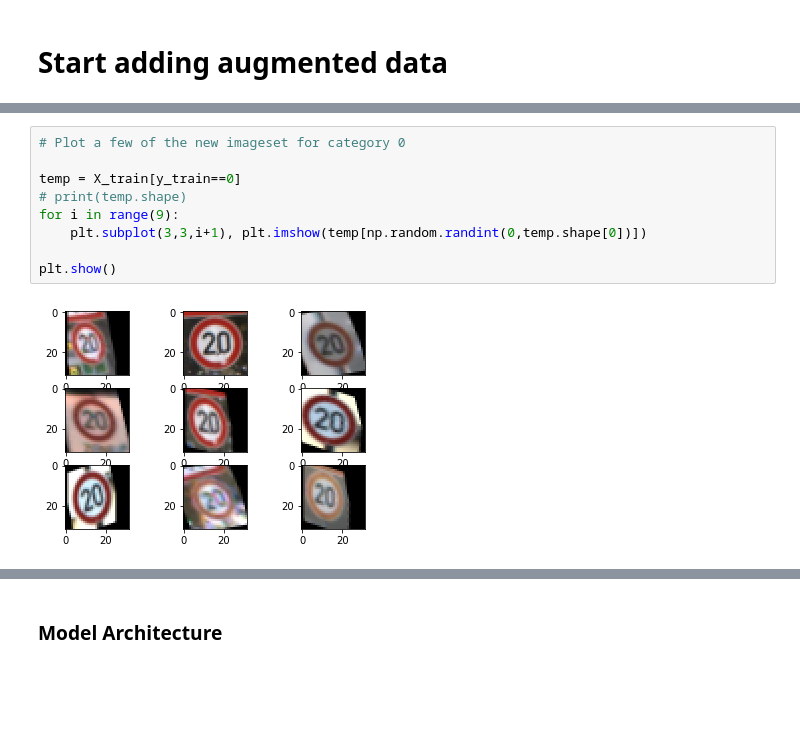
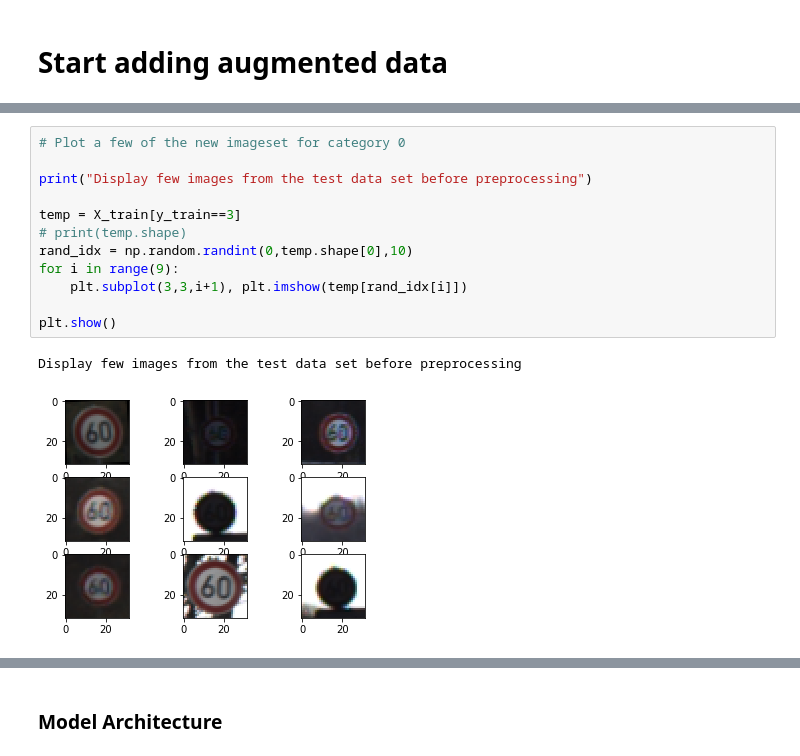
Before and after one commit to rudraxx/sdnd_abhishek, a Jupyter notebook: CarND-Traffic-Sign-Classifier-Project/Traffic_Sign_Classifier.ipynb, the cells around one changed output, grey strips where cells are left out. Saved outputs shown, nothing was run; the diff lists cells and outputs as text; blank space fills up the shorter version.

```diff
--- a/CarND-Traffic-Sign-Classifier-Project/Traffic_Sign_Classifier.ipynb
+++ b/CarND-Traffic-Sign-Classifier-Project/Traffic_Sign_Classifier.ipynb
@@ -250,13 +253,17 @@ New total training data size: (67625, 32, 32, 3)
 # %%
 # Plot a few of the new imageset for category 0
 
-temp = X_train[y_train==0]
+print("Display few images from the test data set before preprocessing")
+
+temp = X_train[y_train==3]
 # print(temp.shape)
+rand_idx = np.random.randint(0,temp.shape[0],10)
 for i in range(9):
-    plt.subplot(3,3,i+1), plt.imshow(temp[np.random.randint(0,temp.shape[0])])
+    plt.subplot(3,3,i+1), plt.imshow(temp[rand_idx[i]])
 
 plt.show()
 # %% [output]
+Display few images from the test data set before preprocessing
-[figure, old version]
+[figure, new version]
 # %%
 ### Preprocessing data
```
Also changed, not shown: parts of 9 cells of this notebook, 18 other files.
